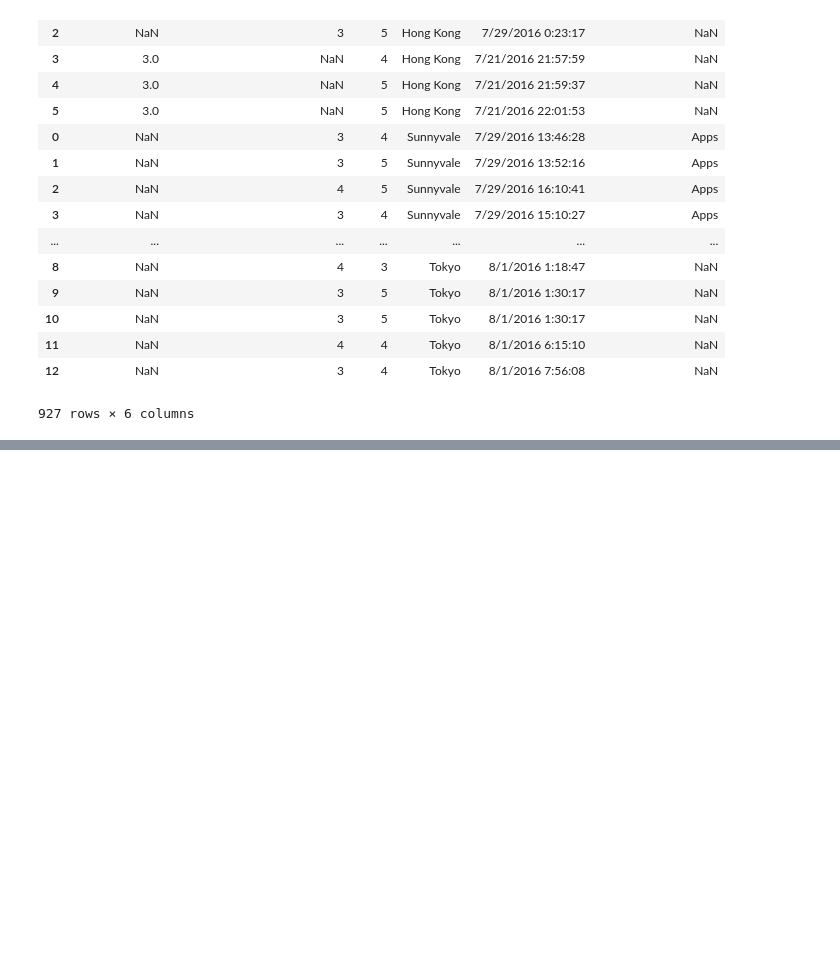
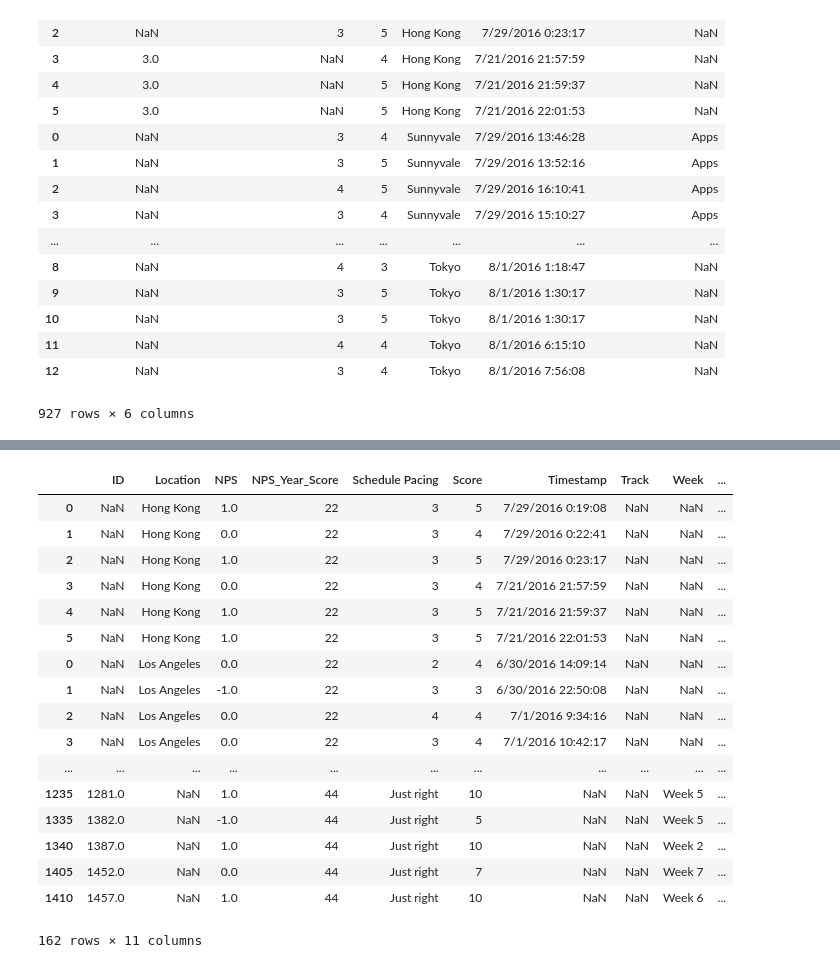
Before and after one commit to jamiejamiebobamie/dataScience1.1, a Jupyter notebook: nps_tutorial.ipynb, the cells around one changed output, grey strips where cells are left out. Cells and saved outputs as stored; diff of their text form; code cells hidden in the pictures; blank space fills up the shorter version.

```diff
--- a/nps_tutorial.ipynb
+++ b/nps_tutorial.ipynb
@@ -1027,0 +1378,2 @@ df_2016
+# %%
+df["Pacing NPS"] = df["Schedule Pacing"].map({'Way too fast': -1, 'A little too fast': -1, 'Way too slow': -1, 'A little too slow': -1,'#REF!': 0, 'Just right': 1,'3': -1, '4': 0, '5': 1,'2': -1, 3.0: 1, 4: 0, 3: -1, 2: -1, 1: -1})
@@ -1027,0 +1388,2 @@ df_2016
+# %%
+df["Pacing NPS"].fillna(0, inplace=True)
@@ -1027,0 +1399,21 @@ df_2016
+# %%
+df[(df["Track"].isna()== True)]# == 'Intro')
+# %% [output]
+|  | ID | Location | NPS | NPS_Year_Score | Schedule Pacing | Score | Timestamp | Track | Week | ... |
+| 0 | NaN | Hong Kong | 1.0 | 22 | 3 | 5 | 7/29/2016 0:19:08 | NaN | NaN | ... |
+| 1 | NaN | Hong Kong | 0.0 | 22 | 3 | 4 | 7/29/2016 0:22:41 | NaN | NaN | ... |
+| 2 | NaN | Hong Kong | 1.0 | 22 | 3 | 5 | 7/29/2016 0:23:17 | NaN | NaN | ... |
+| 3 | NaN | Hong Kong | 0.0 | 22 | 3 | 4 | 7/21/2016 21:57:59 | NaN | NaN | ... |
+| 4 | NaN | Hong Kong | 1.0 | 22 | 3 | 5 | 7/21/2016 21:59:37 | NaN | NaN | ... |
+| 5 | NaN | Hong Kong | 1.0 | 22 | 3 | 5 | 7/21/2016 22:01:53 | NaN | NaN | ... |
+| 0 | NaN | Los Angeles | 0.0 | 22 | 2 | 4 | 6/30/2016 14:09:14 | NaN | NaN | ... |
+| 1 | NaN | Los Angeles | -1.0 | 22 | 3 | 3 | 6/30/2016 22:50:08 | NaN | NaN | ... |
+| 2 | NaN | Los Angeles | 0.0 | 22 | 4 | 4 | 7/1/2016 9:34:16 | NaN | NaN | ... |
+| 3 | NaN | Los Angeles | 0.0 | 22 | 3 | 4 | 7/1/2016 10:42:17 | NaN | NaN | ... |
+| ... | ... | ... | ... | ... | ... | ... | ... | ... | ... | ... |
+| 1235 | 1281.0 | NaN | 1.0 | 44 | Just right | 10 | NaN | NaN | Week 5 | ... |
+| 1335 | 1382.0 | NaN | -1.0 | 44 | Just right | 5 | NaN | NaN | Week 5 | ... |
+| 1340 | 1387.0 | NaN | 1.0 | 44 | Just right | 10 | NaN | NaN | Week 2 | ... |
+| 1405 | 1452.0 | NaN | 0.0 | 44 | Just right | 7 | NaN | NaN | Week 7 | ... |
+| 1410 | 1457.0 | NaN | 1.0 | 44 | Just right | 10 | NaN | NaN | Week 6 | ... |
+162 rows × 11 columns
```
Also changed, not shown: parts of 47 cells of this notebook.
